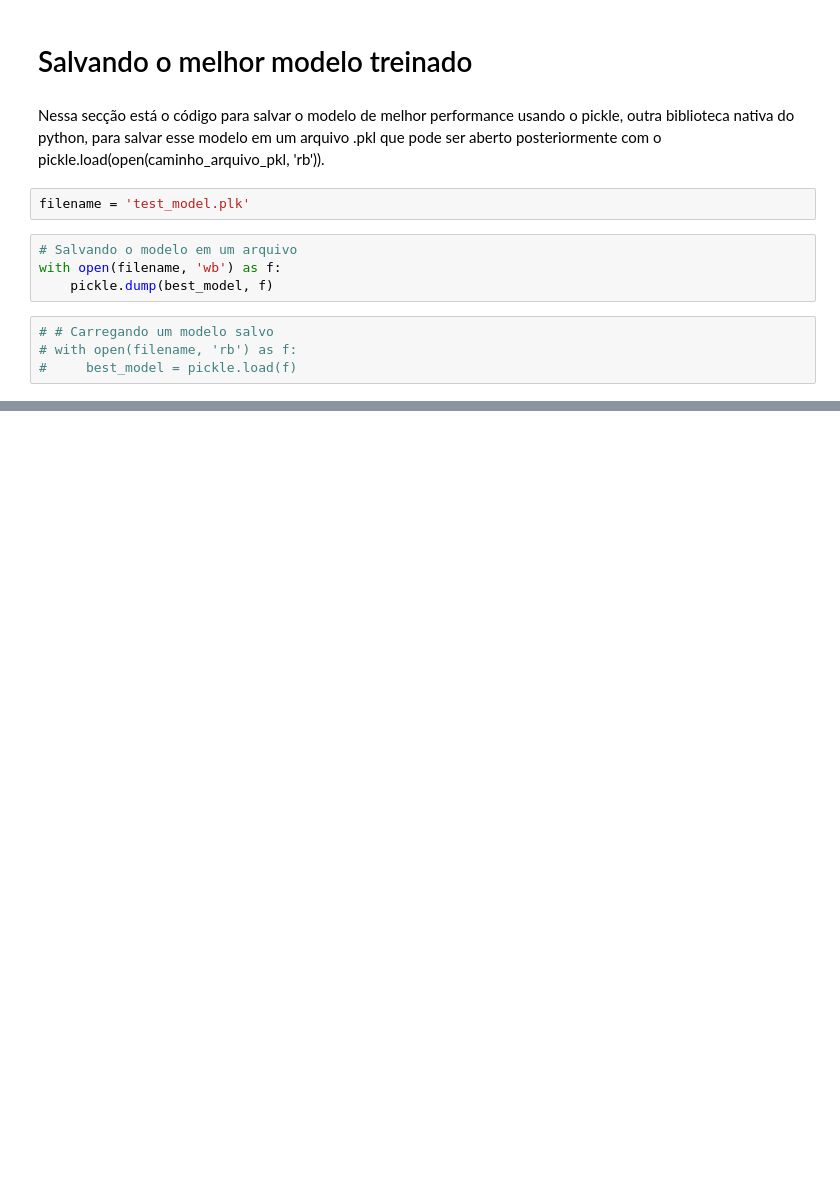
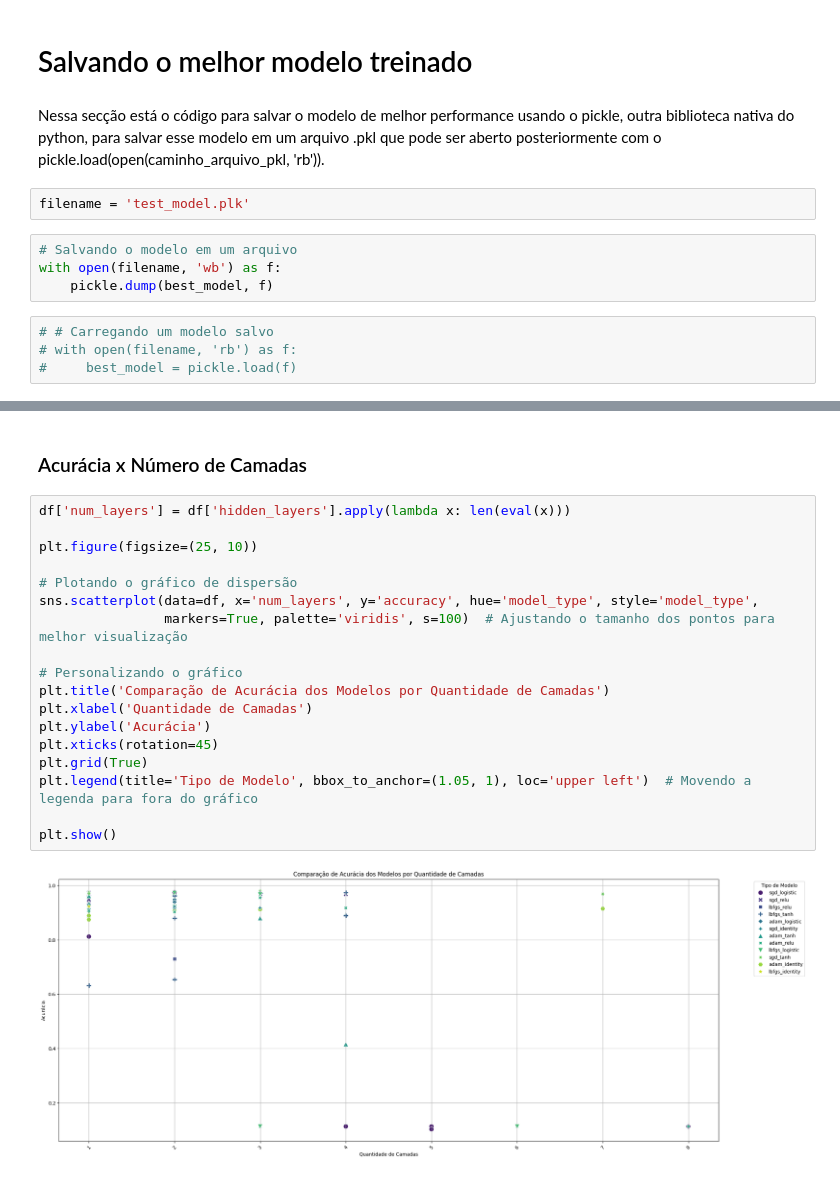
Before and after one commit to GuilhermeMaciel75/Redes_Neurais_p1, a Jupyter notebook: src/sklearnMnistMLP.ipynb, the cells around one changed output, grey strips where cells are left out. Saved outputs shown, nothing was run; the diff lists cells and outputs as text; blank space fills up the shorter version.

```diff
--- a/src/sklearnMnistMLP.ipynb
+++ b/src/sklearnMnistMLP.ipynb
@@ -251,0 +372,22 @@ with open(filename, 'wb') as f:
+# %% [markdown]
+### Acurácia x Número de Camadas
+# %%
+df['num_layers'] = df['hidden_layers'].apply(lambda x: len(eval(x)))
+
+plt.figure(figsize=(25, 10))
+
+# Plotando o gráfico de dispersão
+sns.scatterplot(data=df, x='num_layers', y='accuracy', hue='model_type', style='model_type',
+                markers=True, palette='viridis', s=100)  # Ajustando o tamanho dos pontos para melhor visualização
+
+# Personalizando o gráfico
+plt.title('Comparação de Acurácia dos Modelos por Quantidade de Camadas')
+plt.xlabel('Quantidade de Camadas')
+plt.ylabel('Acurácia')
+plt.xticks(rotation=45)
+plt.grid(True)
+plt.legend(title='Tipo de Modelo', bbox_to_anchor=(1.05, 1), loc='upper left')  # Movendo a legenda para fora do gráfico
+
+plt.show()
+# %% [output]
+[figure, added]
```
Also changed, not shown: parts of 12 cells of this notebook, 3 other files.
